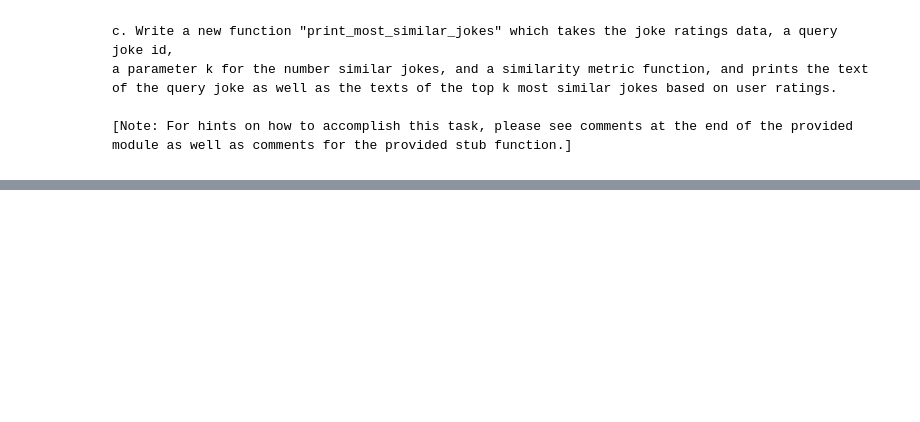
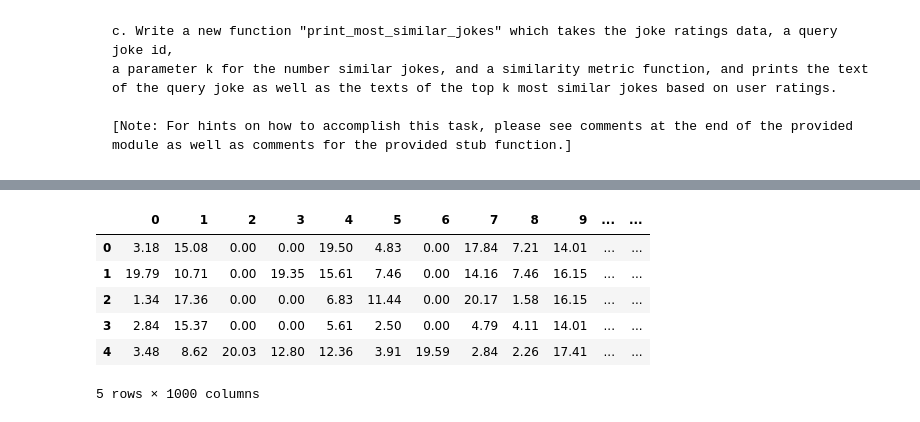
Before and after one commit to claytoncohn/DSC478, a Jupyter notebook: Jupyter/Assignment4.ipynb, the cells around one changed output, grey strips where cells are left out. Cells and saved outputs as stored; diff of their text form; code cells hidden in the pictures; blank space fills up the shorter version.

```diff
--- a/Jupyter/Assignment4.ipynb
+++ b/Jupyter/Assignment4.ipynb
@@ -705,0 +759,13 @@ def print_most_similar_jokes(dataMat, jokes, queryJoke, k, metric=pearsonSim):
+# %%
+# Get jokes as rows
+X = pd.read_csv(DATA_PATH + "modified_jester_data.csv", header=None)
+X = X.T
+X.head()
+# %% [output]
+|  | 0 | 1 | 2 | 3 | 4 | 5 | 6 | 7 | 8 | 9 | ... | ... |
+| 0 | 3.18 | 15.08 | 0.00 | 0.00 | 19.50 | 4.83 | 0.00 | 17.84 | 7.21 | 14.01 | ... | ... |
+| 1 | 19.79 | 10.71 | 0.00 | 19.35 | 15.61 | 7.46 | 0.00 | 14.16 | 7.46 | 16.15 | ... | ... |
+| 2 | 1.34 | 17.36 | 0.00 | 0.00 | 6.83 | 11.44 | 0.00 | 20.17 | 1.58 | 16.15 | ... | ... |
+| 3 | 2.84 | 15.37 | 0.00 | 0.00 | 5.61 | 2.50 | 0.00 | 4.79 | 4.11 | 14.01 | ... | ... |
+| 4 | 3.48 | 8.62 | 20.03 | 12.80 | 12.36 | 3.91 | 19.59 | 2.84 | 2.26 | 17.41 | ... | ... |
+5 rows × 1000 columns
```
Also changed, not shown: parts of 31 cells of this notebook.
